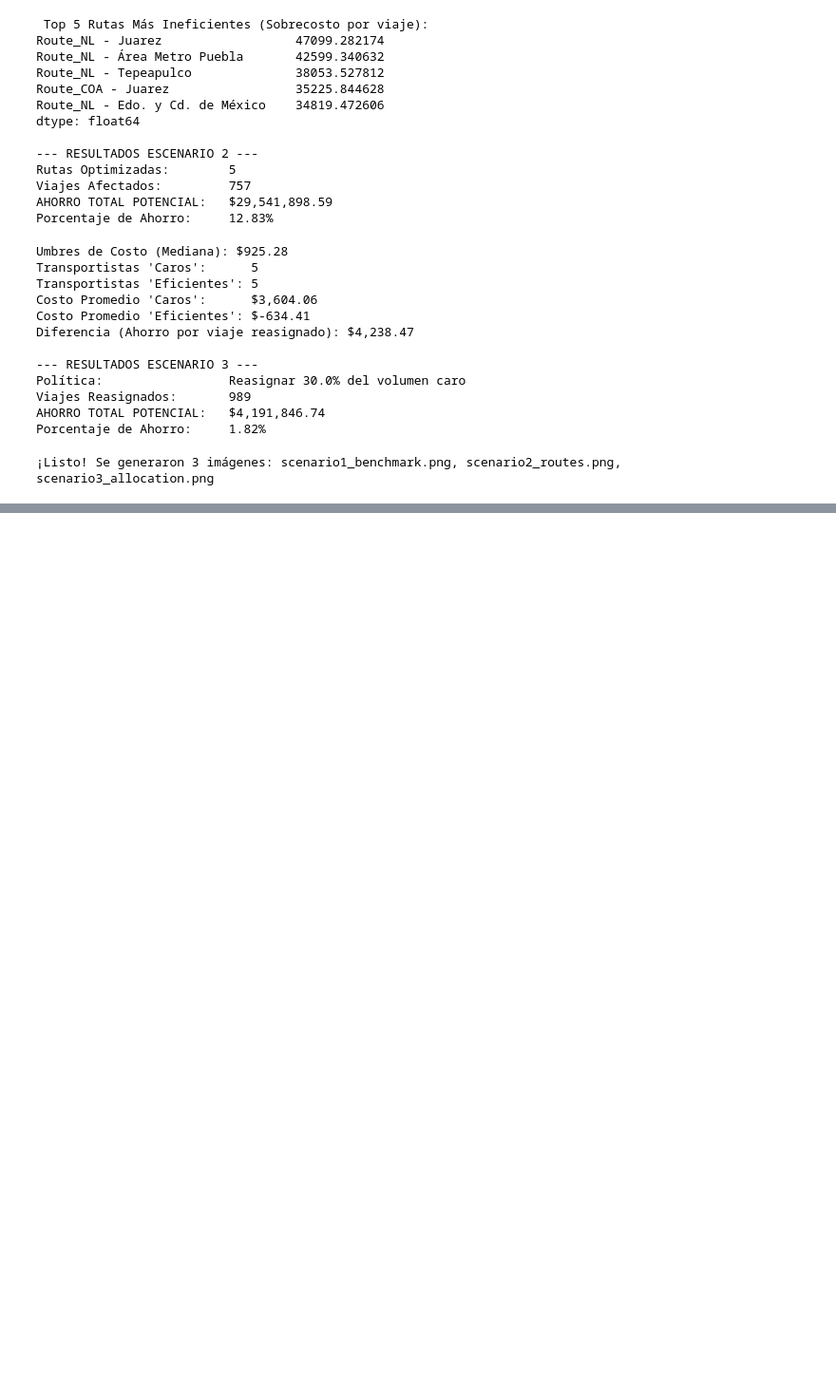
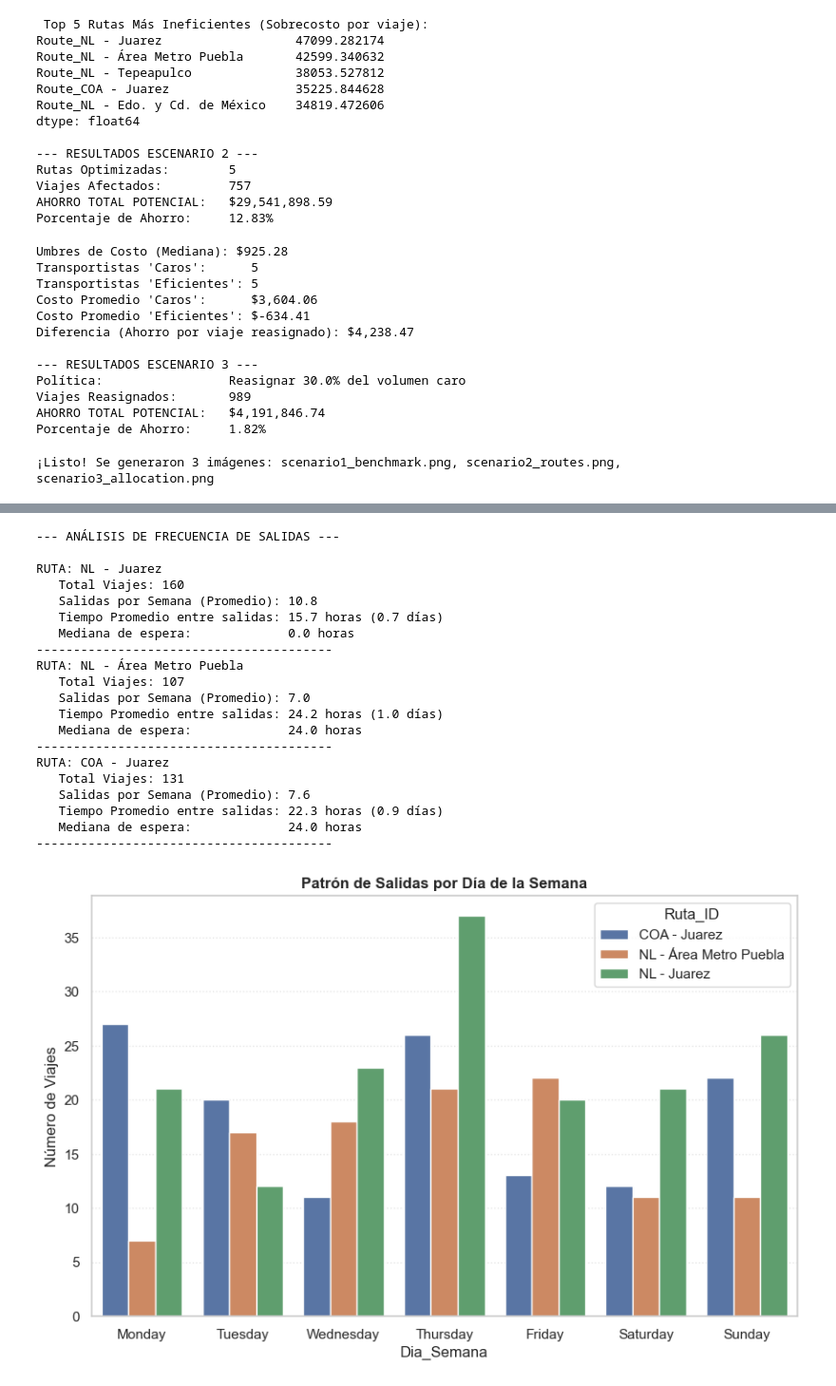
Before and after one commit to Pansocrates03/transport-ml, a Jupyter notebook: notebooks/_3_Analisis_Econometrico.ipynb, the cells around one changed output, grey strips where cells are left out. Shown at 95% size. Cells and saved outputs as stored; diff of their text form; code cells hidden in the pictures; blank space fills up the shorter version.

```diff
--- a/notebooks/_3_Analisis_Econometrico.ipynb
+++ b/notebooks/_3_Analisis_Econometrico.ipynb
@@ -1058,0 +1173,73 @@ print("¡Listo! Se generaron 3 imágenes: scenario1_benchmark.png, scenario2_rou
+# %%
+import pandas as pd
+import matplotlib.pyplot as plt
+import seaborn as sns
+
+# ======================================================================
+# ANÁLISIS DE FRECUENCIA: ¿CADA CUÁNTO SALE UN CAMIÓN?
+# ======================================================================
+
+# Rutas a analizar (Las críticas que identificamos)
+target_routes = ['NL - Juarez', 'NL - Área Metro Puebla', 'COA - Juarez']
+
+print("--- ANÁLISIS DE FRECUENCIA DE SALIDAS ---\n")
+
+for ruta in target_routes:
+    # 1. Filtrar datos de la ruta y ordenar por fecha
+    # Asumimos que 'Ruta_ID' es la columna de origen-destino
+    trips = df_clean[df_clean['Ruta_ID'] == ruta].sort_values('F.Salida').copy()
+
+    if len(trips) > 1:
+        # 2. Calcular tiempo entre viajes consecutivos (Gap)
+        trips['Prev_Salida'] = trips['F.Salida'].shift(1)
+        trips['Gap_Horas'] = (trips['F.Salida'] - trips['Prev_Salida']).dt.total_seconds() / 3600
+
+        # Estadísticas
+        avg_gap = trips['Gap_Horas'].mean()
+        median_gap = trips['Gap_Horas'].median()
+        trips_per_week = len(trips) / ( (trips['F.Salida'].max() - trips['F.Salida'].min()).days / 7 )
+
+        print(f"RUTA: {ruta}")
+        print(f"   Total Viajes: {len(trips)}")
+        print(f"   Salidas por Semana (Promedio): {trips_per_week:.1f}")
+        print(f"   Tiempo Promedio entre salidas: {avg_gap:.1f} horas ({avg_gap/24:.1f} días)")
+        print(f"   Mediana de espera:             {median_gap:.1f} horas")
+        print("-" * 40)
+
+    else:
+        print(f"RUTA: {ruta} - Datos insuficientes ({len(trips)} viajes)")
+
+# --- VISUALIZACIÓN: DÍAS DE SALIDA ---
+# Ver si hay un patrón semanal (ej. ¿Solo salen los viernes?)
+subset = df_clean[df_clean['Ruta_ID'].isin(target_routes)].copy()
+subset['Dia_Semana'] = subset['F.Salida'].dt.day_name()
+
+plt.figure(figsize=(10, 6))
+sns.countplot(data=subset, x='Dia_Semana', hue='Ruta_ID',
+              order=['Monday', 'Tuesday', 'Wednesday', 'Thursday', 'Friday', 'Saturday', 'Sunday'])
+plt.title('Patrón de Salidas por Día de la Semana', fontweight='bold')
+plt.ylabel('Número de Viajes')
+plt.grid(axis='y', linestyle=':', alpha=0.5)
+plt.show()
+# %% [output]
+--- ANÁLISIS DE FRECUENCIA DE SALIDAS ---
+
+RUTA: NL - Juarez
+   Total Viajes: 160
+   Salidas por Semana (Promedio): 10.8
+   Tiempo Promedio entre salidas: 15.7 horas (0.7 días)
+   Mediana de espera:             0.0 horas
+----------------------------------------
+RUTA: NL - Área Metro Puebla
+   Total Viajes: 107
+   Salidas por Semana (Promedio): 7.0
+   Tiempo Promedio entre salidas: 24.2 horas (1.0 días)
+   Mediana de espera:             24.0 horas
+----------------------------------------
+RUTA: COA - Juarez
+   Total Viajes: 131
+   Salidas por Semana (Promedio): 7.6
+   Tiempo Promedio entre salidas: 22.3 horas (0.9 días)
+   Mediana de espera:             24.0 horas
+----------------------------------------
+[figure, added]
```
Also changed, not shown: parts of 13 cells of this notebook, 6 other files.
